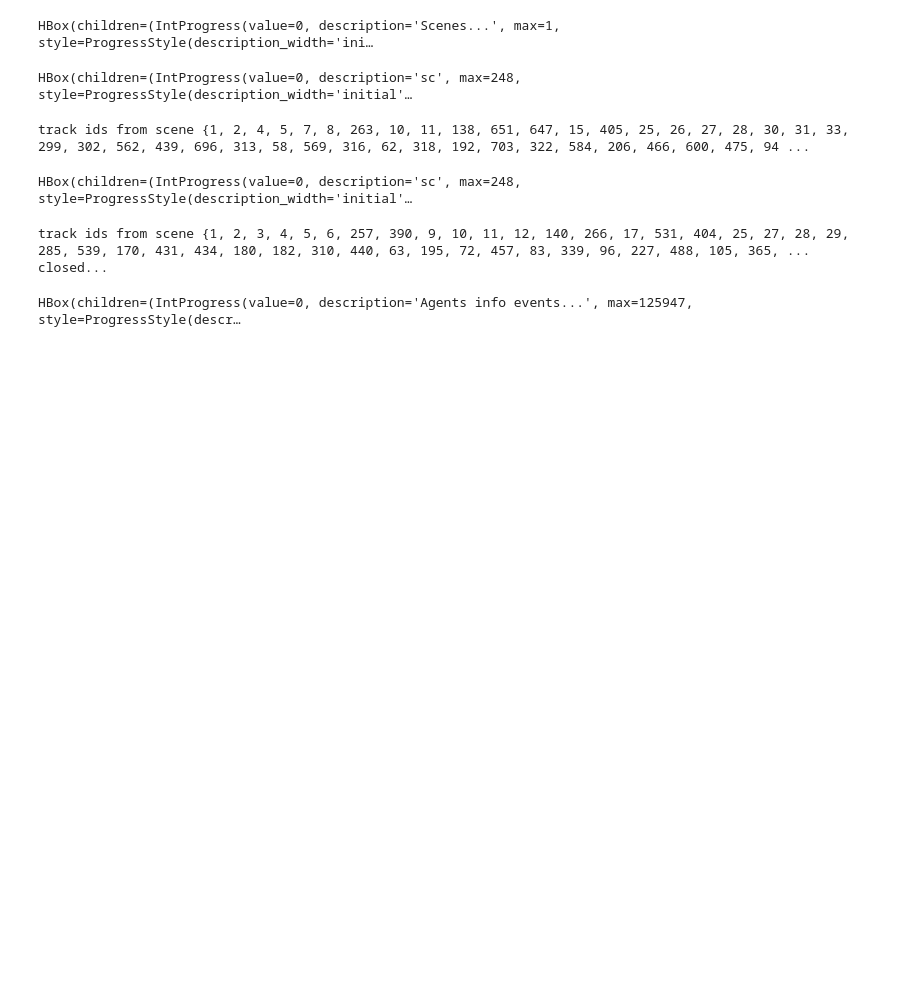
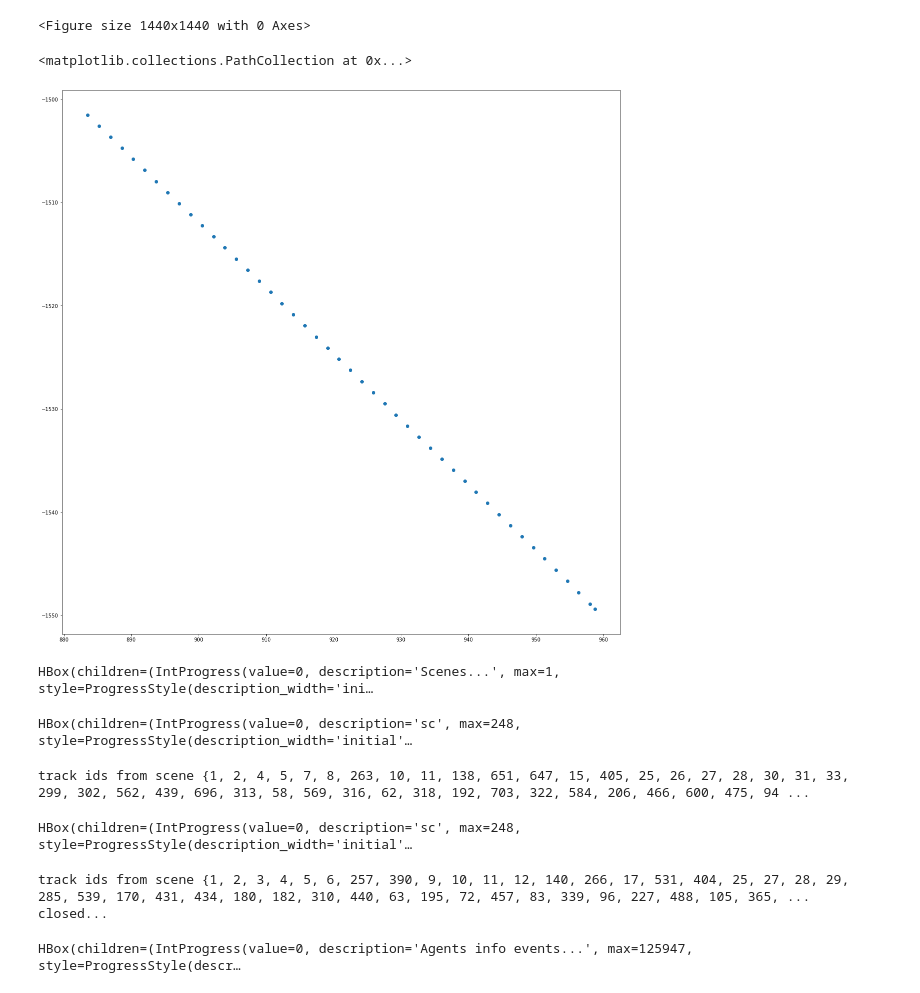
Before and after one commit to SamusRam/traffic-lights-modeling, a Jupyter notebook: notebooks/lane sequences - data prep wip (with map segmentation).ipynb, the cells around one changed output. Drawn from its saved outputs; the diff is of its cells as text; code cells hidden in the pictures; blank space fills up the shorter version.

```diff
--- a/notebooks/lane sequences - data prep wip (with map segmentation).ipynb
+++ b/notebooks/lane sequences - data prep wip (with map segmentation).ipynb
@@ -35,3 +31,17 @@ HBox(children=(IntProgress(value=1, bar_style='info', description='Lane blocked
+# %%
+plt.figure(figsize=(20, 20))
+for lane_id in tqdm(lane_id_2_idx):
+    lane_center_line = get_lane_center_line(lane_id)
+    break
+# %% [output]
+<Figure size 1440x1440 with 0 Axes>
+# %%
+plt.figure(figsize=(20, 20))
+plt.scatter(lane_center_line[:, 0], lane_center_line[:, 1])
+lane_center_line[:, 0], lane_center_line[:, 1]
+# %% [output]
+<matplotlib.collections.PathCollection at 0x...>
+[figure, added]
 # %%
 os.environ["L5KIT_DATA_FOLDER"] = "../input/"
 # get config
```
Also changed, not shown: parts of 1 cell of this notebook, 4 other files.
